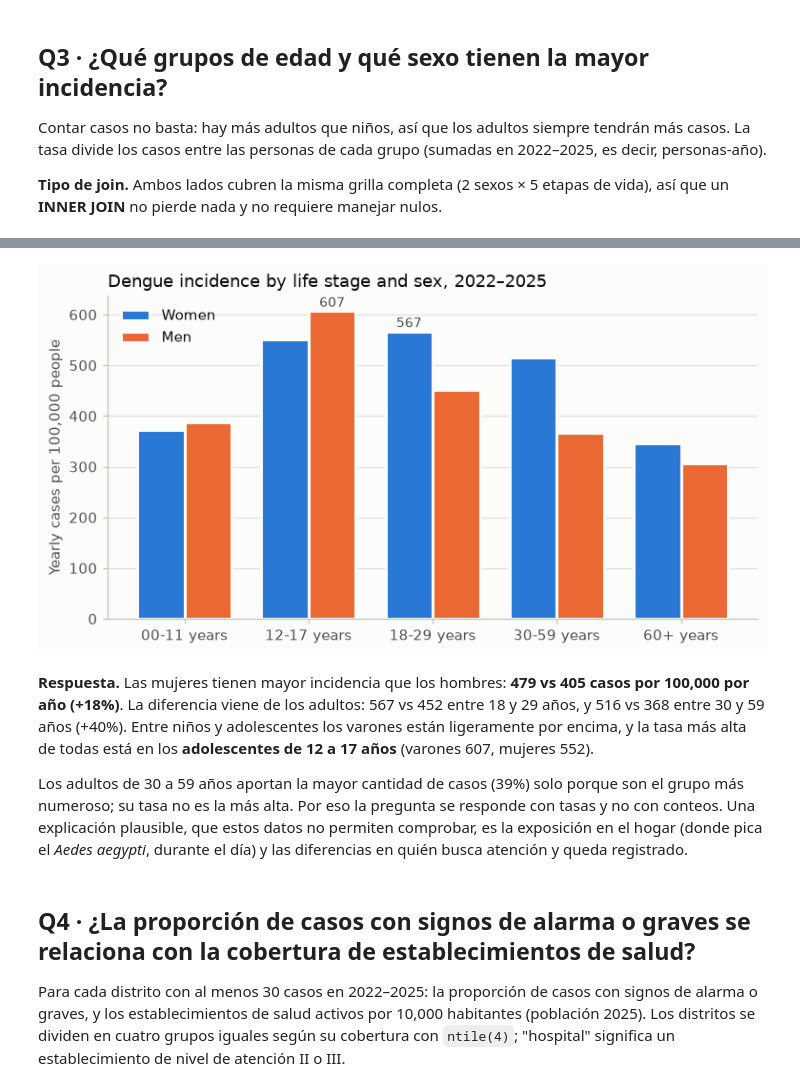
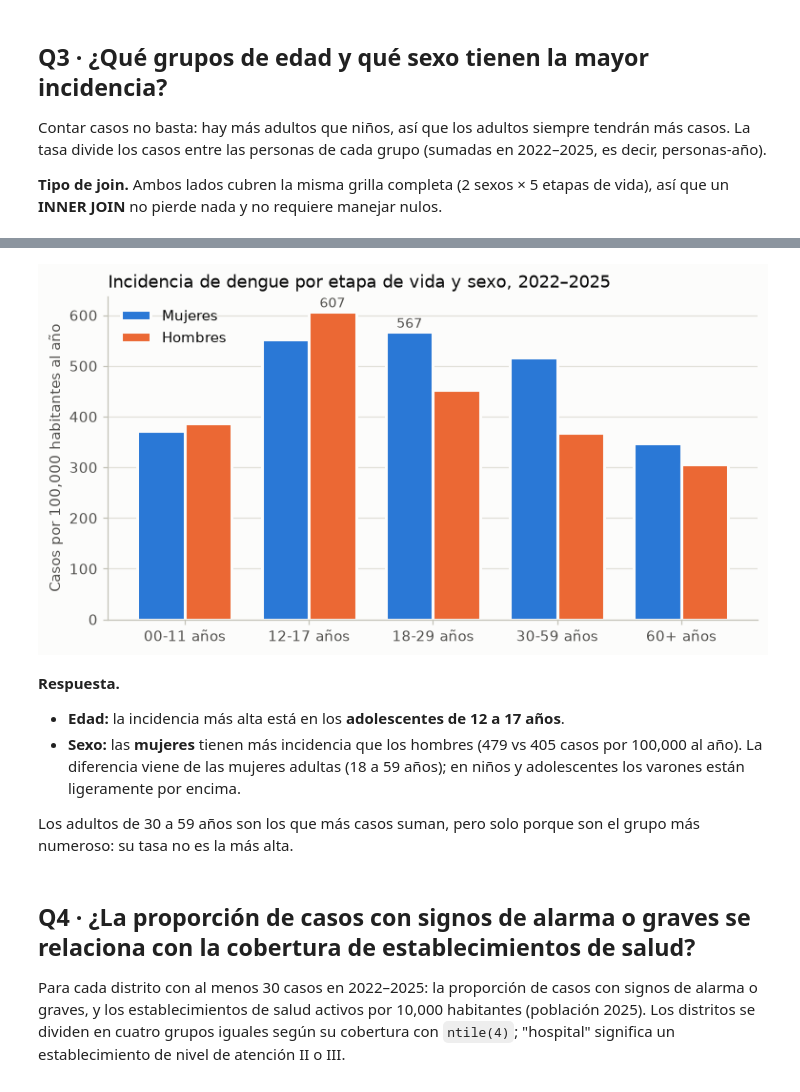
Before and after one commit to raymond1242/MAE-CDE-apache-spark, a Jupyter notebook: notebooks/02_analysis.ipynb, the cells around one changed output, grey strips where cells are left out. Saved outputs shown, nothing was run; the diff lists cells and outputs as text; code cells hidden in the pictures.

```diff
--- a/notebooks/02_analysis.ipynb
+++ b/notebooks/02_analysis.ipynb
@@ -143,10 +142,10 @@ ax.bar([r.year for r in rows], [r.cases / 1000 for r in rows], width=0.75,
        color=[BLUE if r.epidemic else AXIS for r in rows], edgecolor=SURFACE, linewidth=2)
 for r in rows:
     if r.epidemic:
-        ax.annotate(f"{r.cases / 1000:,.0f}k", (r.year, r.cases / 1000), xytext=(0, 3),
+        ax.annotate(f"{r.cases / 1000:,.0f}", (r.year, r.cases / 1000), xytext=(0, 3),
                     textcoords="offset points", ha="center", fontsize=9, color=INK_2)
-ax.set_title("Dengue cases per year in Peru, 2000–2025 (epidemic years in blue)")
-ax.set_ylabel("Cases (thousands)")
+ax.set_title("Casos de dengue por año en el Perú, 2000–2025 (años epidémicos en azul)")
+ax.set_ylabel("Casos (miles)")
 ax.set_xticks(range(2000, 2026, 5))
 save(fig, "q1_cases_per_year")
 plt.show()
@@ -309,27 +307,30 @@ rates.groupBy("age_group").pivot("sex", ["F", "M"]).agg(F.first("incidence_100k"
 # %%
 grid = {(r.age_group, r.sex): r.incidence_100k for r in rates.collect()}
 groups = sorted({g for g, _ in grid})
 width = 0.38
 fig, ax = plt.subplots(figsize=(8, 4))
-for offset, (sex, label, color) in zip((-width / 2, width / 2), (("F", "Women", BLUE), ("M", "Men", ORANGE))):
+for offset, (sex, label, color) in zip((-width / 2, width / 2), (("F", "Mujeres", BLUE), ("M", "Hombres", ORANGE))):
     values = [grid[(g, sex)] for g in groups]
     ax.bar([i + offset for i in range(len(groups))], values, width=width, color=color, label=label,
            edgecolor=SURFACE, linewidth=2)
     peak = max(range(len(groups)), key=lambda i: values[i])
     ax.annotate(f"{values[peak]:,.0f}", (peak + offset, values[peak]), xytext=(0, 3),
                 textcoords="offset points", ha="center", fontsize=9, color=INK_2)
-ax.set_xticks(range(len(groups)), [f"{g} years" for g in groups])
-ax.set_title("Dengue incidence by life stage and sex, 2022–2025")
-ax.set_ylabel("Yearly cases per 100,000 people")
+ax.set_xticks(range(len(groups)), [f"{g} años" for g in groups])
+ax.set_title("Incidencia de dengue por etapa de vida y sexo, 2022–2025")
+ax.set_ylabel("Casos por 100,000 habitantes al año")
 ax.legend(loc="upper left")
 save(fig, "q3_age_sex")
 plt.show()
 # %% [output]
-[figure, old version]
+[figure, new version]
 # %% [markdown]
-**Respuesta.** Las mujeres tienen mayor incidencia que los hombres: **479 vs 405 casos por 100,000 por año (+18%)**. La diferencia viene de los adultos: 567 vs 452 entre 18 y 29 años, y 516 vs 368 entre 30 y 59 años (+40%). Entre niños y adolescentes los varones están ligeramente por encima, y la tasa más alta de todas está en los **adolescentes de 12 a 17 años** (varones 607, mujeres 552).
+**Respuesta.**
 
-Los adultos de 30 a 59 años aportan la mayor cantidad de casos (39%) solo porque son el grupo más numeroso; su tasa no es la más alta. Por eso la pregunta se responde con tasas y no con conteos. Una explicación plausible, que estos datos no permiten comprobar, es la exposición en el hogar (donde pica el *Aedes aegypti*, durante el día) y las diferencias en quién busca atención y queda registrado.
+- **Edad:** la incidencia más alta está en los **adolescentes de 12 a 17 años**.
+- **Sexo:** las **mujeres** tienen más incidencia que los hombres (479 vs 405 casos por 100,000 al año). La diferencia viene de las mujeres adultas (18 a 59 años); en niños y adolescentes los varones están ligeramente por encima.
+
+Los adultos de 30 a 59 años son los que más casos suman, pero solo porque son el grupo más numeroso: su tasa no es la más alta.
 # %% [markdown]
 ## Q4 · ¿La proporción de casos con signos de alarma o graves se relaciona con la cobertura de establecimientos de salud?
 
```
Also changed, not shown: parts of 13 cells of this notebook.
